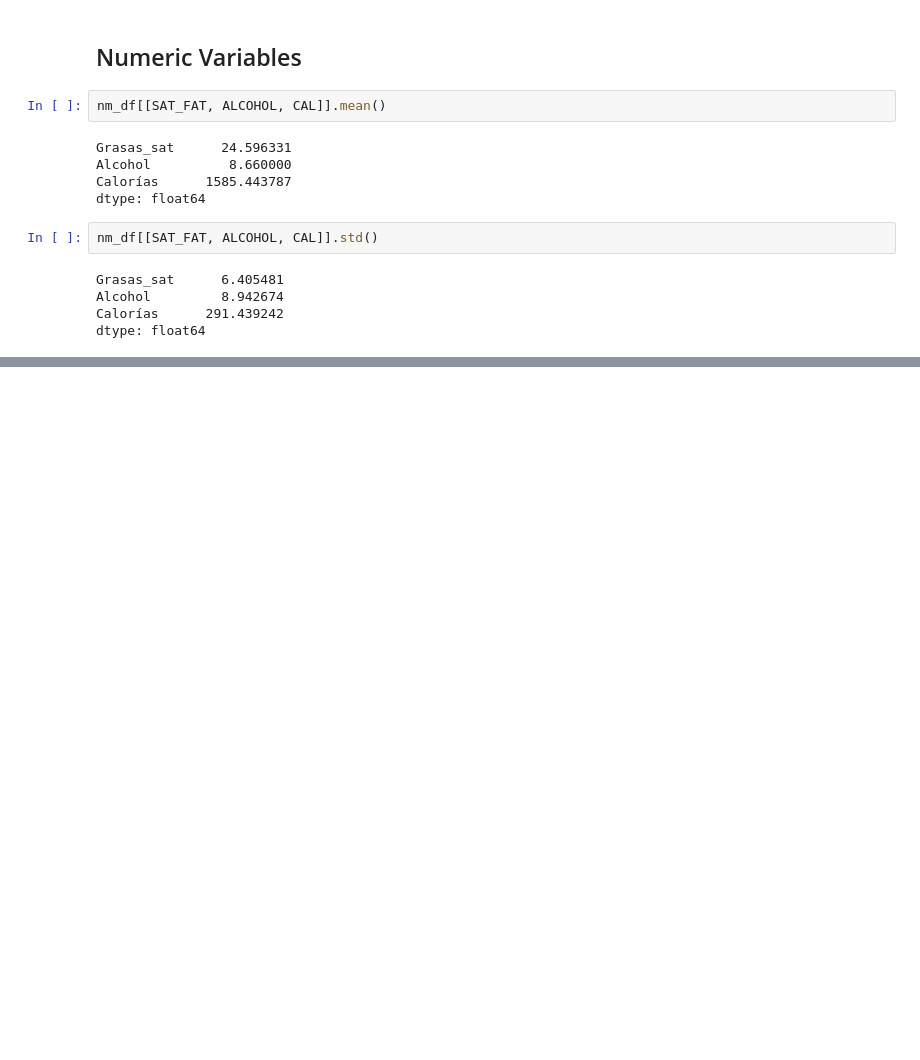
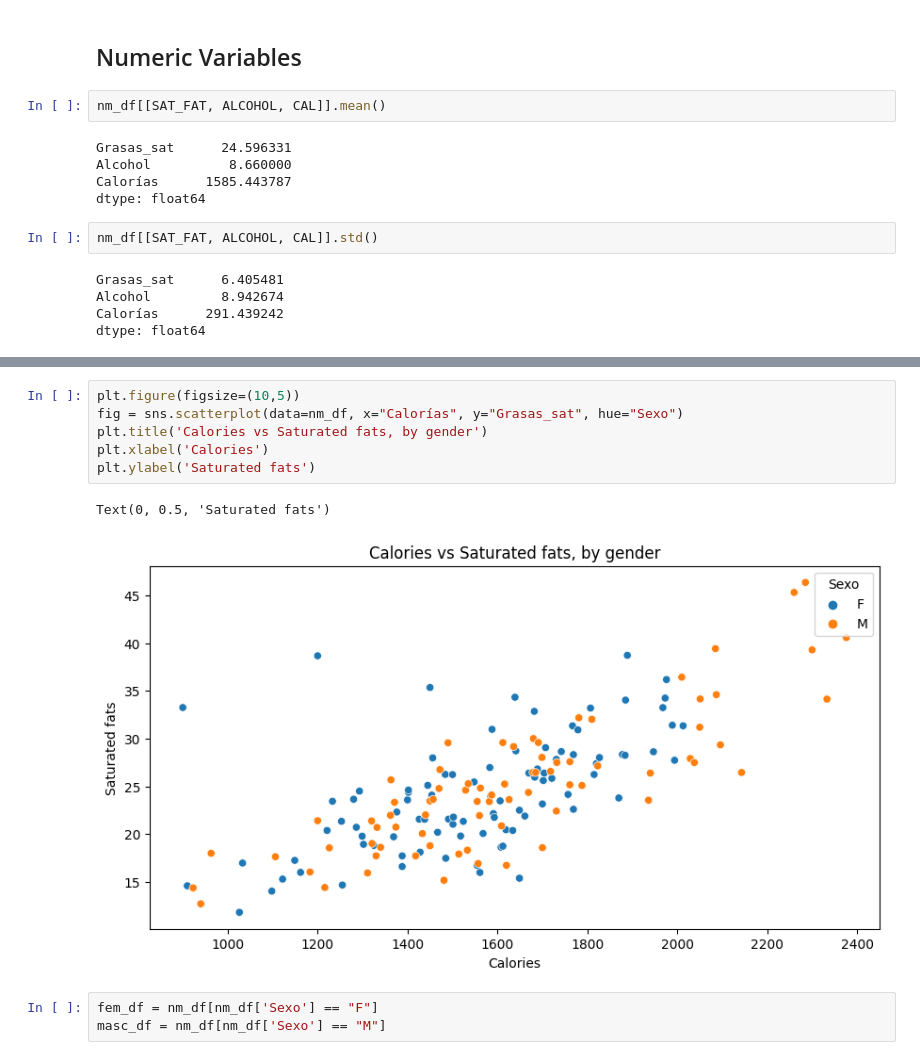
Before and after one commit to prausela/nutri-stats, a Jupyter notebook: main.ipynb, the cells around one changed output, grey strips where cells are left out. Cells and saved outputs as stored; diff of their text form; blank space fills up the shorter version.

```diff
--- a/main.ipynb
+++ b/main.ipynb
@@ -105,0 +132,12 @@ dtype: float64
+# %%
+plt.figure(figsize=(10,5))
+fig = sns.scatterplot(data=nm_df, x="Calorías", y="Grasas_sat", hue="Sexo")
+plt.title('Calories vs Saturated fats, by gender')
+plt.xlabel('Calories')
+plt.ylabel('Saturated fats')
+# %% [output]
+Text(0, 0.5, 'Saturated fats')
+[figure, added]
+# %%
+fem_df = nm_df[nm_df['Sexo'] == "F"]
+masc_df = nm_df[nm_df['Sexo'] == "M"]
```
Also changed, not shown: parts of 14 cells of this notebook.
